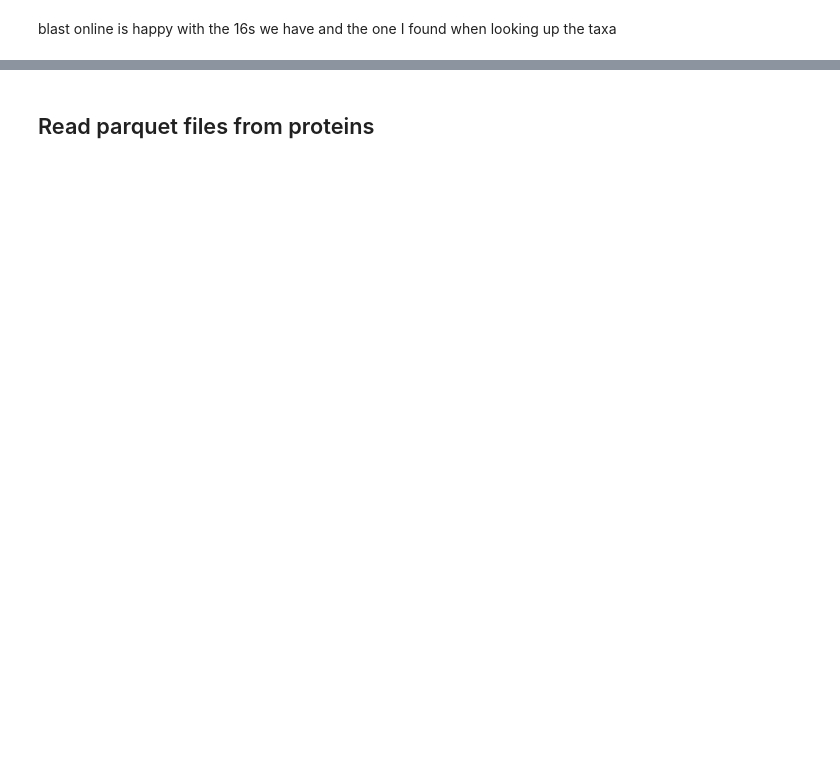
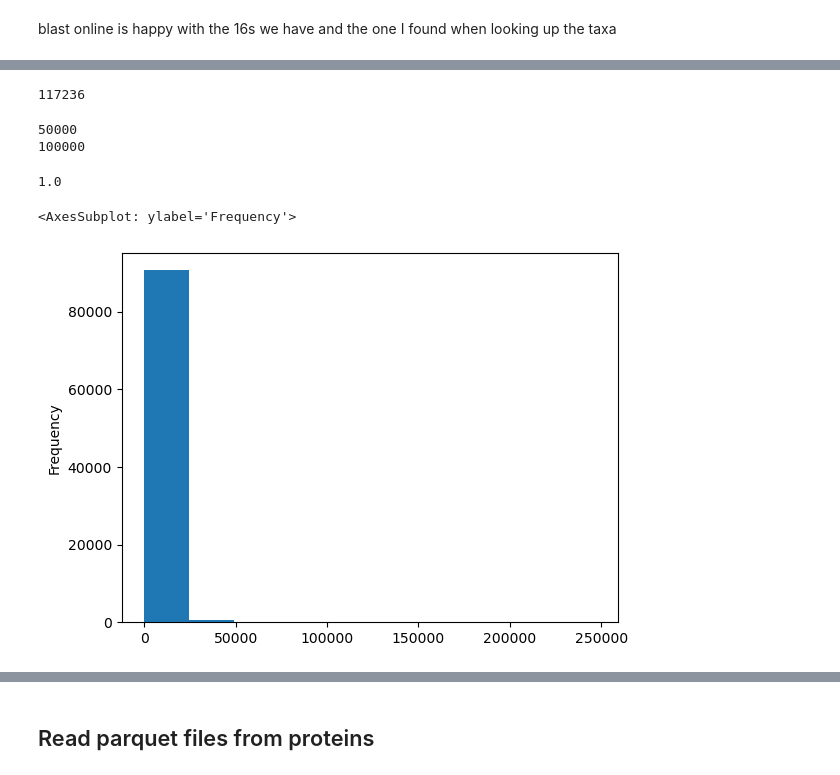
Before and after one commit to BeckResearchLab/learn2thermDB, a Jupyter notebook: notebooks/dev-ingestion.ipynb, the cells around one changed output, grey strips where cells are left out. Drawn from its saved outputs; the diff is of its cells as text; code cells hidden in the pictures; blank space fills up the shorter version.

Commit message:
looking at how to first parse proteomes

```diff
--- a/notebooks/dev-ingestion.ipynb
+++ b/notebooks/dev-ingestion.ipynb
@@ -400,0 +458,36 @@ dir(record)
+# %%
+len(strain_groups)
+# %% [output]
+117236
+# %%
+strain_aggregated_dfs = []
+completed = 0
+for i, group in strain_groups:
+    best_proteome = get_best_proteome_from_group(group)
+    strain_aggregated_dfs.append(best_proteome)
+    completed += 1
+    if completed % 50000 == 0:
+        print(completed)
+# %% [output]
+50000
+100000
+# %%
+strain_aggregated_df = pd.concat(strain_aggregated_dfs)
+# %%
+len(strain_aggregated_df['strain_taxid'].unique())/len(strain_aggregated_df)
+# %% [output]
+1.0
+# %%
+# now group by species and select the largest proteome
+species_groups = strain_aggregated_df.groupby('species_taxid')
+species_aggregated_dfs = []
+for i, group in species_groups:
+    best_proteome = get_best_proteome_from_group(group)
+    species_aggregated_dfs.append(best_proteome)
+# %%
+species_aggregated_df = pd.concat(species_aggregated_dfs)
+# %%
+species_aggregated_df['num_proteins'].plot.hist()
+# %% [output]
+<AxesSubplot: ylabel='Frequency'>
+[figure, added]
```
Also changed, not shown: parts of 93 cells of this notebook.
